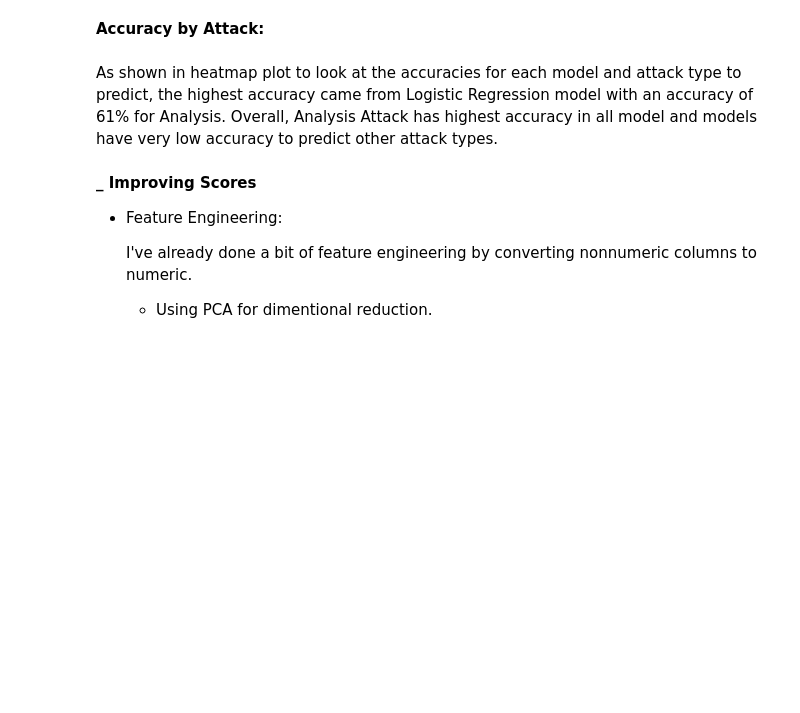
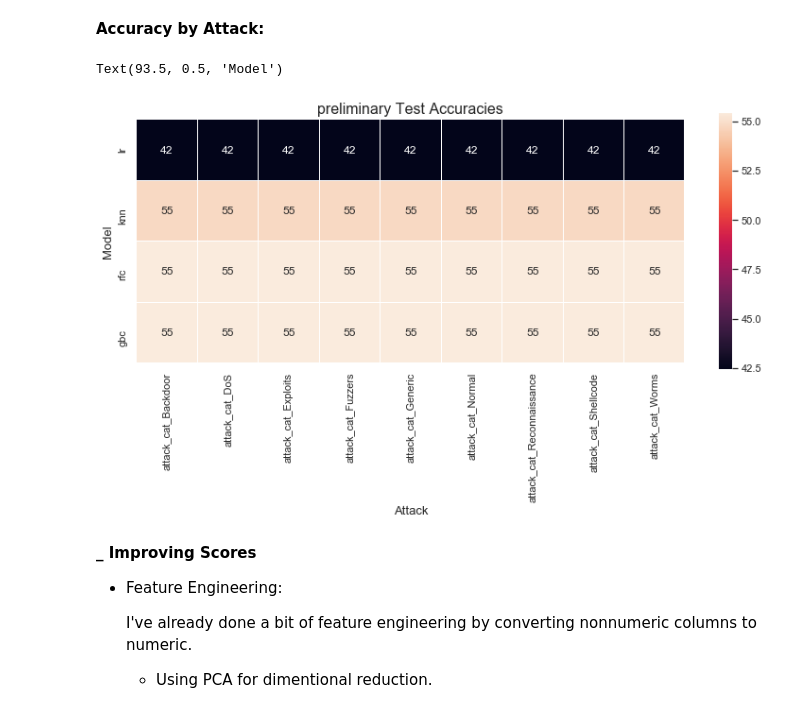
Before and after one commit to parichehrma/PariMa1, a Jupyter notebook: Capstone of Supervised Learning main.ipynb, the cells around one changed output. Drawn from its saved outputs; the diff is of its cells as text; code cells hidden in the pictures; blank space fills up the shorter version.

```diff
--- a/Capstone of Supervised Learning main.ipynb
+++ b/Capstone of Supervised Learning main.ipynb
@@ -798,6 +964,6 @@ def get_scores(model, model_name):
 # %%
 # Applying logistic Regression model:
 
-lr_initial = LogisticRegression( n_jobs=-1)
+lr_initial = LogisticRegression(random_state=30, n_jobs=-1)
 
 initial_lr_train_preds, initial_lr_test_preds, initial_lr_train_probs, initial_lr_test_probs = get_scores(lr_initial, ' Preliminary Logistic Regression model')
@@ -813,8 +991,8 @@ initial_knn_train_preds, initial_knn_test_preds, initial_knn_train_probs, initia
 # %% [markdown]
 **3- Preliminary Random Forest Classifier:**
 # %%
-# Applying Random Forest Classifier model:
+# Applying Random Forest Classifier model:????? 1 is correct??? what should i do??????
 
-rfc_initial = RandomForestClassifier(n_jobs=-1)
+rfc_initial = RandomForestClassifier(random_state=30, n_jobs=-1)
 
 initial_rfc_train_preds, initial_rfc_test_preds, initial_rfc_train_probs, initial_rfc_test_probs = get_scores(rfc_initial,'Preliminary Random Forest model')
@@ -847,18 +1044,21 @@ preliminary_model_accuracy###>??? is there any way to get value??????
 As shown in above summary, training accuracies range (Number of correct predictions /Total number of predictions) from 63% to 94% and test accuracies range between 63% to 90%. The knn model has the most overfitting because the value of test accuracy is much lower than training accuracy compare with other models. These overfitting trends are similar in the log loss scoring(log loss:uncertainly). So, the best test accuracy and test log loss score goes to Gradient Boosting model. should be noted that these initial models are not optimized; I only use the default hyperparameters.
 # %% [markdown]
 **Accuracy by Attack:**
+# %%
+# Find all columns start with 'attack_cat':
+columns_attack = [col for col in df if col.startswith('attack_cat')]
 # %%
 # Findout models predict a certain type of attack particularly well or terribly:
 
 def get_accuracies(predict, y_true):
     y_true = y_true.reset_index()###????? im not sure is it correct????
     accuracy_lst = []
-    for attack in df['attack_cat'].unique():
+    for col in df[columns_attack]:
         count = 0
-        for i in y_true[y_true==attack].index:
-            if predict[i] == attack:
+        for i in y_true[y_true==1].index:
+            if predict[i] == 1:
                 count += 1
-        accuracy_lst.append(count/y_true[y_true==attack].shape[0]*100)
+        accuracy_lst.append(count/y_true[y_true==1].shape[0]*100)
     return accuracy_lst
 # %%
 # Findout the accuracy of each model for attack type:
@@ -880,18 +1080,19 @@ gbc_test_accuracies = get_accuracies(initial_gbc_test_preds, y_test)
 # %%
 # Look at the test accuracies for each model and attack type by using heatmap:
 
 models_accuracies = {'lr': lr_test_accuracies, 'knn': knn_test_accuracies, 'rfc': rfc_test_accuracies, 'gbc': gbc_test_accuracies}
-initial_df_test_accuracy = pd.DataFrame(models_accuracies, index = sorted(df['attack_cat'].unique()), columns = ['lr', 'knn', 'rfc', 'gbc'])
+df_test_accuracy = pd.DataFrame(models_accuracies, index = sorted(df[columns_attack]), columns = ['lr', 'knn', 'rfc', 'gbc'])
 
-fig, ax = plt.subplots(figsize=(13, 5))
+dig, ax = plt.subplots(figsize=(13, 5))
 
-sns.heatmap(initial_df_test_accuracy.T, cmap = 'coolwarm', square = True, linewidths=0.1, annot=True)
+sns.heatmap(df_test_accuracy.T, square = True, linewidths=0.1, annot=True)
 plt.title('preliminary Test Accuracies', fontsize = 16)
 plt.xlabel('Attack', fontsize = 13)
 plt.ylabel('Model', fontsize = 13)
-plt.tick_params(axis='both', which='major', labelsize=11)
+                                    ####????? i want to find the best accuracy attack but each model have same value for all type attack???????
+# %% [output]
+Text(93.5, 0.5, 'Model')
+[figure, added]
-# %% [markdown]
-As shown in heatmap plot to look at the accuracies for each model and attack type to predict, the highest accuracy came from Logistic Regression model with an accuracy of 61% for Analysis. Overall, Analysis Attack has highest accuracy in all model and models have very low accuracy to predict other attack types.
 # %% [markdown]
 **_ Improving Scores**
 
```
Also changed, not shown: parts of 214 cells of this notebook.
